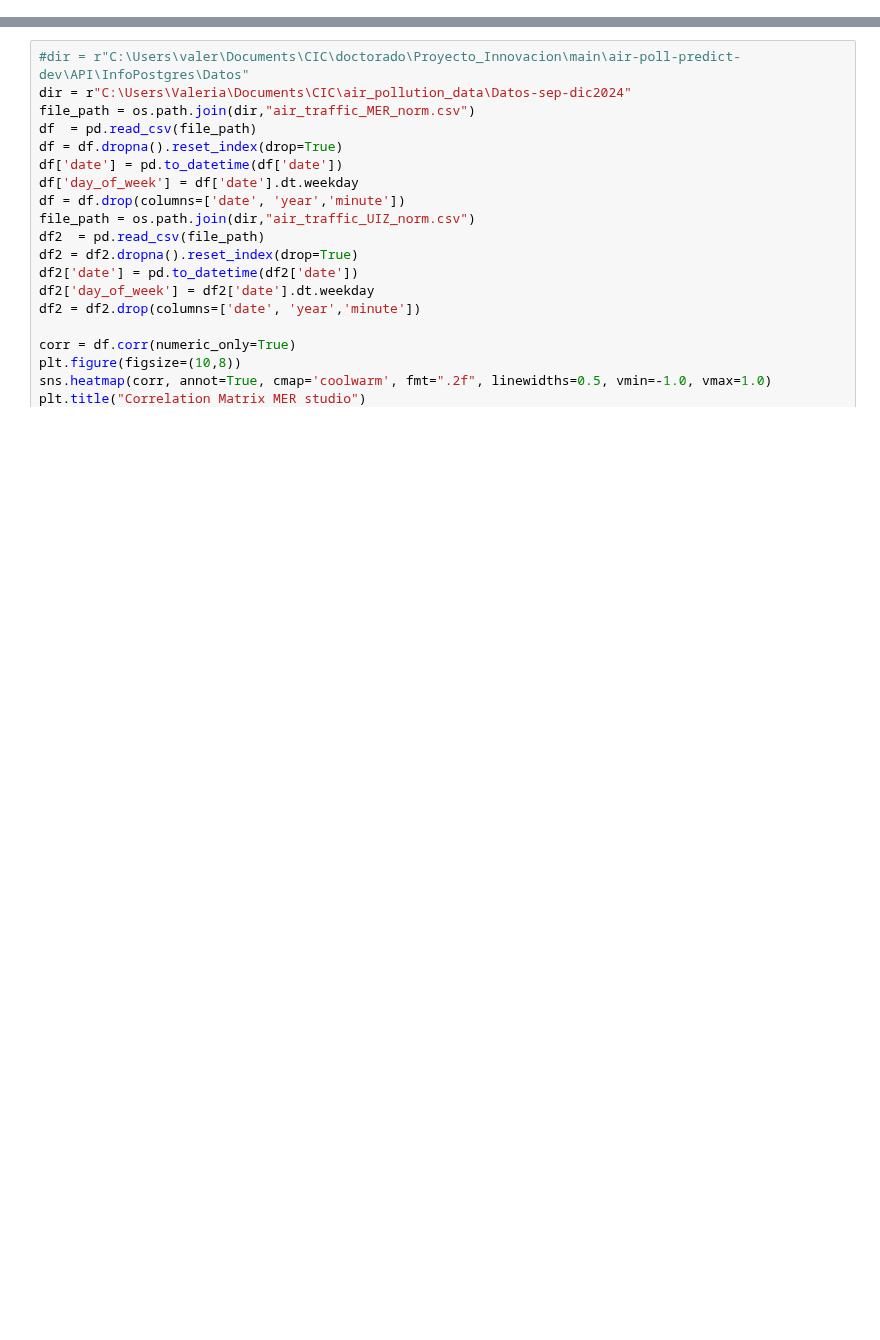
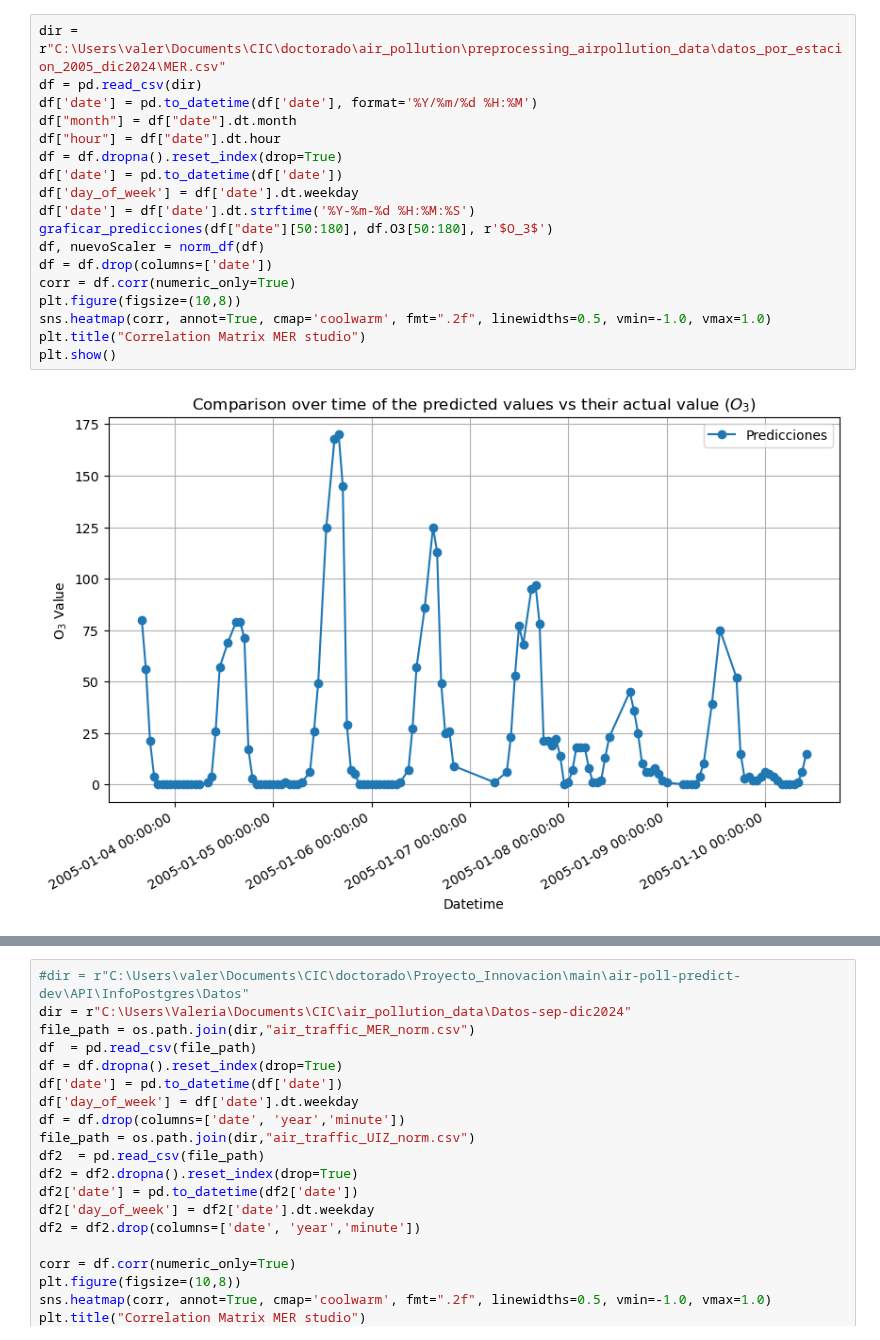
Before and after one commit to vlegaria/air_pollution, a Jupyter notebook: graficas/correlation.ipynb, the cells around one changed output, grey strips where cells are left out. Saved outputs shown, nothing was run; the diff lists cells and outputs as text; blank space fills up the shorter version.

```diff
--- a/graficas/correlation.ipynb
+++ b/graficas/correlation.ipynb
@@ -8,0 +53,20 @@ from datetime import datetime, timedelta
+# %%
+dir = r"C:\Users\valer\Documents\CIC\doctorado\air_pollution\preprocessing_airpollution_data\datos_por_estacion_2005_dic2024\MER.csv"
+df = pd.read_csv(dir)
+df['date'] = pd.to_datetime(df['date'], format='%Y/%m/%d %H:%M')
+df["month"] = df["date"].dt.month
+df["hour"] = df["date"].dt.hour
+df = df.dropna().reset_index(drop=True)
+df['date'] = pd.to_datetime(df['date'])
+df['day_of_week'] = df['date'].dt.weekday
+df['date'] = df['date'].dt.strftime('%Y-%m-%d %H:%M:%S')
+graficar_predicciones(df["date"][50:180], df.O3[50:180], r'$O_3$')
+df, nuevoScaler = norm_df(df)
+df = df.drop(columns=['date'])
+corr = df.corr(numeric_only=True)
+plt.figure(figsize=(10,8))
+sns.heatmap(corr, annot=True, cmap='coolwarm', fmt=".2f", linewidths=0.5, vmin=-1.0, vmax=1.0)
+plt.title("Correlation Matrix MER studio")
+plt.show()
+# %% [output]
+[figure, added]
```
Also changed, not shown: parts of 7 cells of this notebook, 2 other files.
